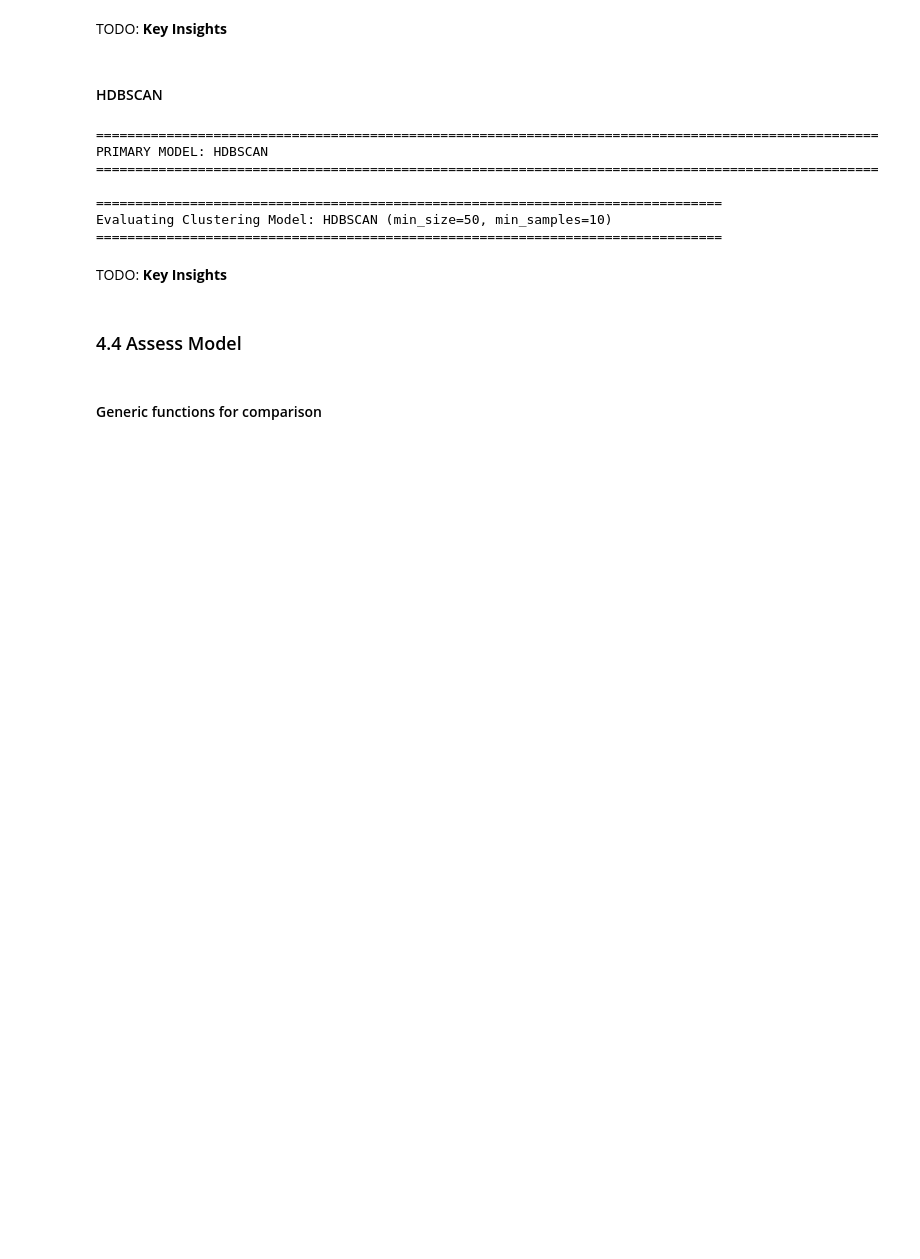
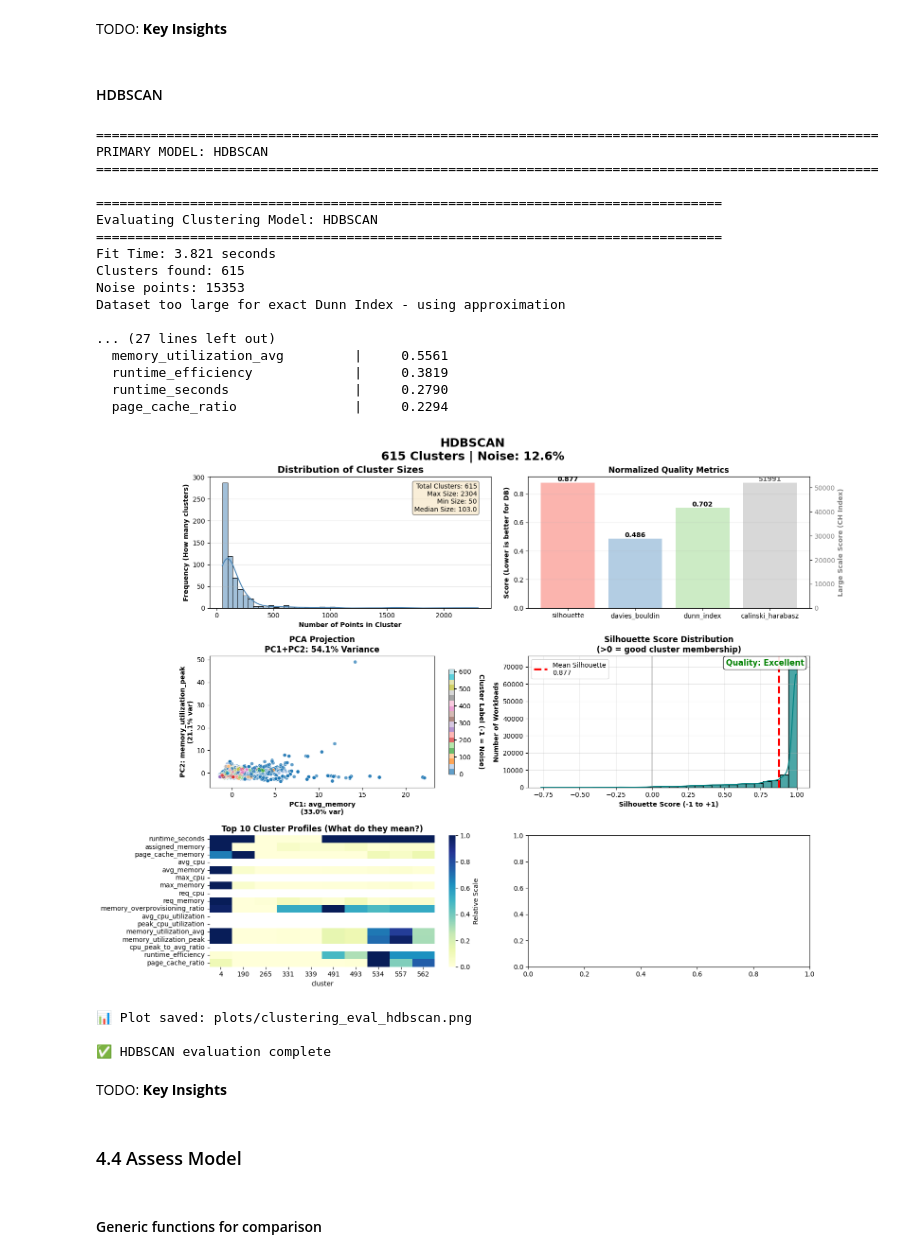
Before and after one commit to VinnyBabuManjaly/WorkloadProfiler, a Jupyter notebook: Workload_Profiler.ipynb, the cells around one changed output. Saved outputs shown, nothing was run; the diff lists cells and outputs as text; code cells hidden in the pictures; blank space fills up the shorter version.

Commit message:
Update workload profiler analysis and visualizations

```diff
--- a/Workload_Profiler.ipynb
+++ b/Workload_Profiler.ipynb
@@ -2207,19 +2296,33 @@ TODO: **Key Insights**
 # %%
 # 3. HDBSCAN
 print("\n" + "="*100)
 print("PRIMARY MODEL: HDBSCAN")
 print("="*100)
 
 hdbscan_model = HDBSCAN(min_cluster_size=50, min_samples=10)
-hdbscan_result = evaluate_clustering_model(hdbscan_model, X_scaled, "HDBSCAN (min_size=50, min_samples=10)")
+hdbscan_result = evaluate_clustering_model(hdbscan_model, X_scaled, "HDBSCAN")
 # %% [output]
 ====================================================================================================
 PRIMARY MODEL: HDBSCAN
 ====================================================================================================
 
 ================================================================================
-Evaluating Clustering Model: HDBSCAN (min_size=50, min_samples=10)
+Evaluating Clustering Model: HDBSCAN
 ================================================================================
+Fit Time: 3.821 seconds
+Clusters found: 615
+Noise points: 15353
+Dataset too large for exact Dunn Index - using approximation
+
+... (27 lines left out)
+  memory_utilization_avg         |     0.5561
+  runtime_efficiency             |     0.3819
+  runtime_seconds                |     0.2790
+  page_cache_ratio               |     0.2294
+[figure, added]
+📊 Plot saved: plots/clustering_eval_hdbscan.png
+
+✅ HDBSCAN evaluation complete
 # %% [markdown]
 TODO: **Key Insights**
 # %% [markdown]
```
Also changed, not shown: parts of 10 cells of this notebook, 18 other files.
